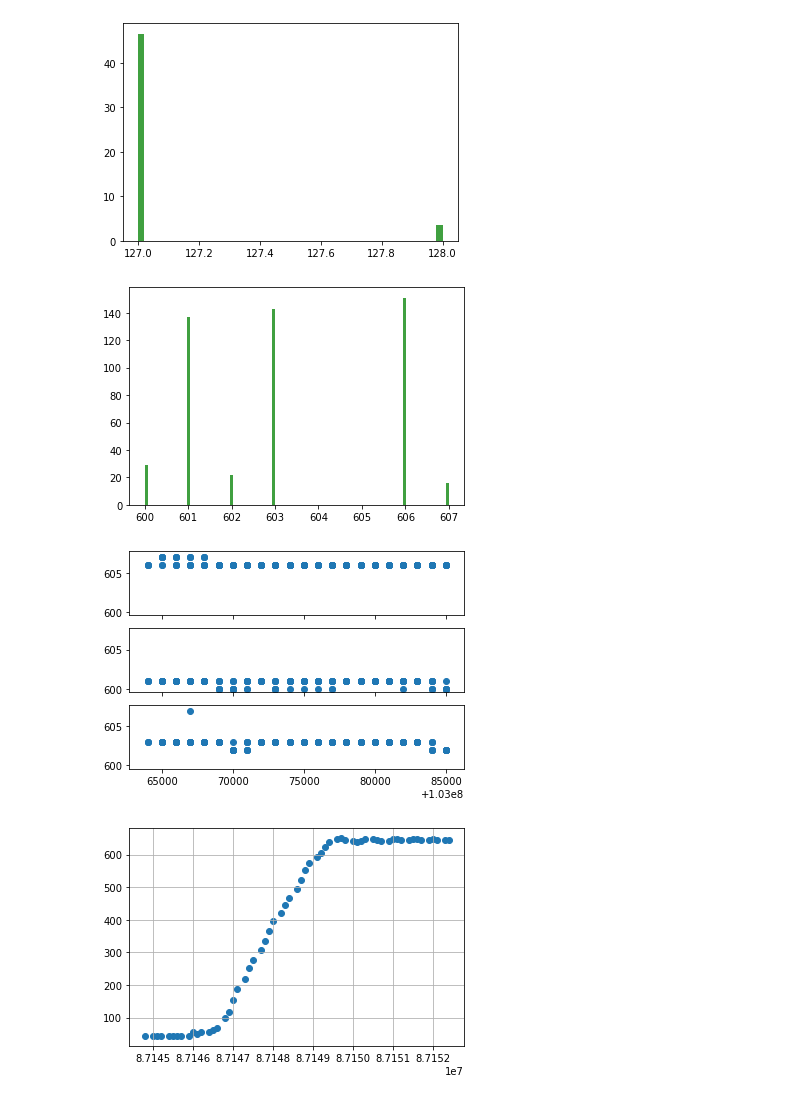
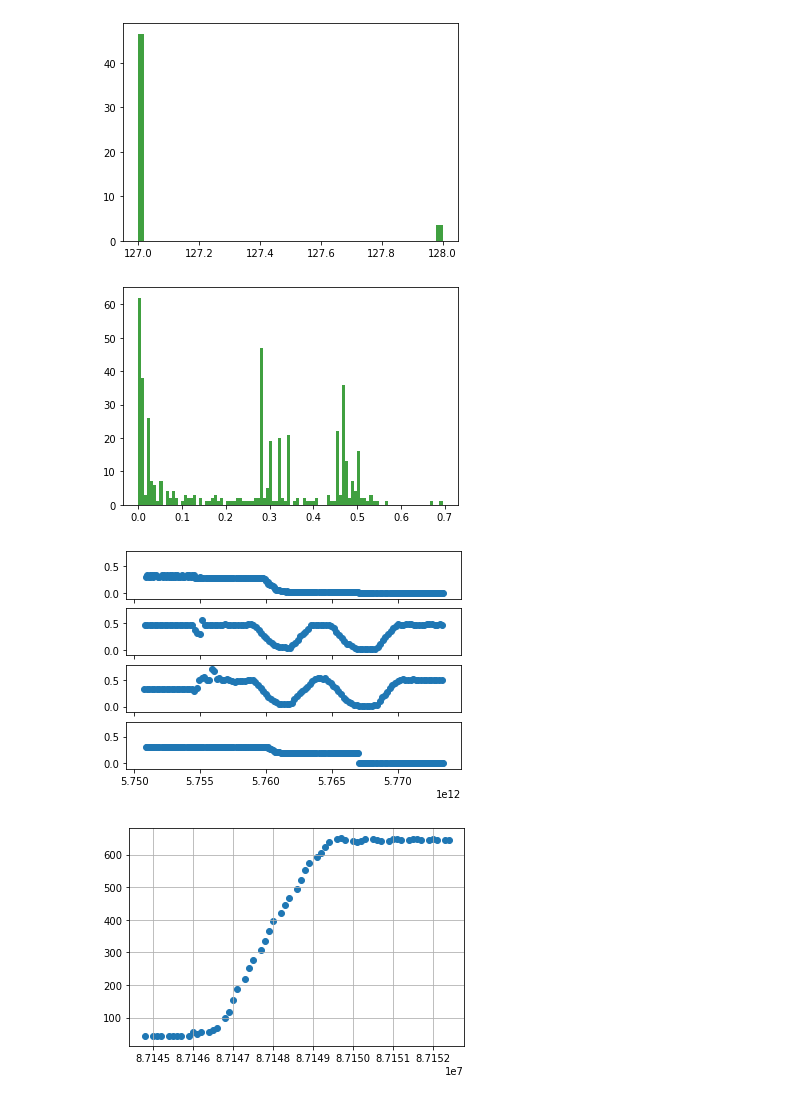
Before and after one commit to zaramen68/sonar_test, a Jupyter notebook: plots.ipynb, the cells around one changed output. Saved outputs shown, nothing was run; the diff lists cells and outputs as text; code cells hidden in the pictures.

```diff
--- a/plots.ipynb
+++ b/plots.ipynb
@@ -109,16 +109,16 @@ def func(x,  a, b):
     return  a*x+b
 
 # read data from a text file. One number per line
-arch = "/home/tenderbook/data/sonar/solid/static/3t/60_4/"
+arch = "/home/tenderbook/logs/sonar/mark201/3/"
 
-names = ["sonar_0.data", "sonar_1.data", "sonar_2.data"]
+names = ["ttyUSB1_id_3.data", "ttyUSB2_id_2.data", "speed.data"]
 dist_1 = []
 dist_2 = []
 dist_3 = []
 time_1 = []
 time_2 = []
 time_3 = []
-delta_time = []
+speed = []
 n = []
 rdist = []
 w_time = []
@@ -138,42 +138,44 @@ for name in names:
             print(ex)
         else:
             if item != '':
-                delta_time.append(float(dt))
+                # delta_time.append(float(dt))
                 try:
-                    if int(n_) == 1:
+                    if int(n_) == 0:
                         dist_1.append(float(x_))
                         time_1.append(float(wt))
+                        speed.append(float(dt))
 
 
                     w_time.append(float(wt))
                     if int(n_) == 2:
-                        dist_2.append(float(x_))
+                        dist_2.append(float(x_)/1000)
                         time_2.append(float(wt))
                     if int(n_) == 3:
                         time_3.append(float(wt))
-                        dist_3.append(float(x_))
+                        dist_3.append(float(x_)/1000)
 
                 except ValueError:
                     pass
 dist = []
 dist = dist_1 + dist_2 +dist_3
 data = np.array(dist)
 # counts, bins = np.histogram(data)
 # plt.hist(bins[:-1], bins, weights=counts)
 
 n, bins, patches = plt.hist(data, 100, density=False, facecolor='g', alpha=0.75)
 
-fig, axs = plt.subplots(3, sharex = True, sharey = True)
+fig, axs = plt.subplots(4, sharex = True, sharey = True)
 # ax.grid(True)
 # i=[i_ for i_ in range(len(dist_1))]
 axs[0].scatter(time_1, dist_1)
 axs[1].scatter(time_2, dist_2)
 axs[2].scatter(time_3, dist_3)
+axs[3].scatter(time_1, speed)
 
 plt.show()
 # %% [output]
-[figure, old version]
+[figure, new version]
-[figure, old version]
+[figure, new version]
 # %%
 import matplotlib.pyplot as plt
 
```
Also changed, not shown: 29 other files.
